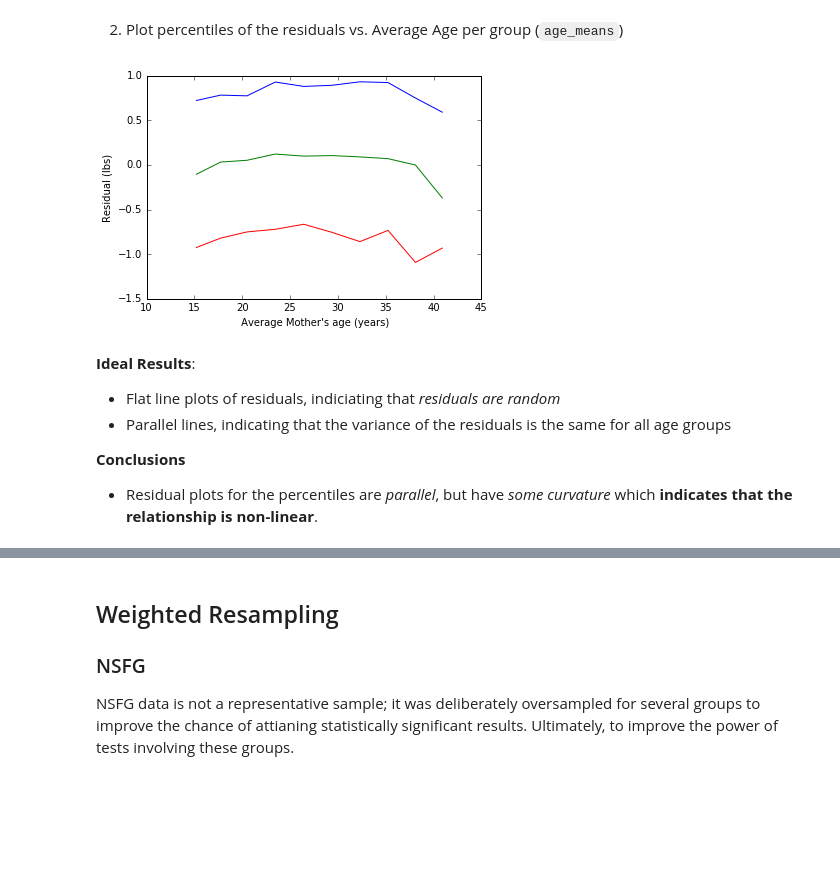
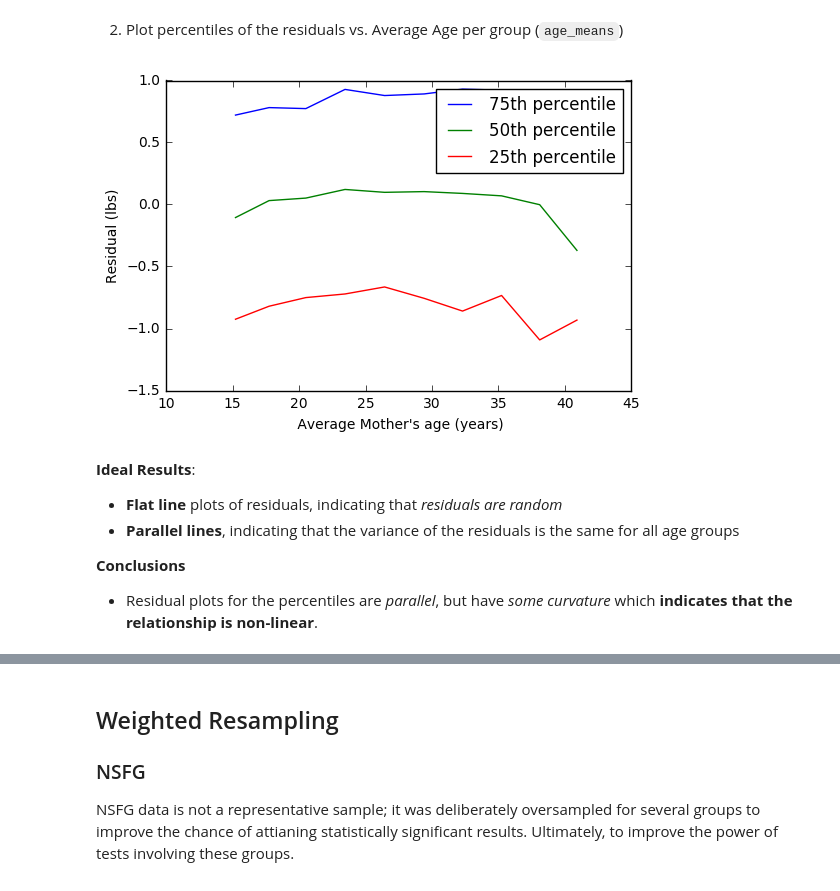
Before and after one commit to cpnguyen5/stats_comp_notes, a Jupyter notebook: core_topics/10 - Linear Least Squares.ipynb, the cells around one changed output, grey strips where cells are left out. Drawn from its saved outputs; the diff is of its cells as text; code cells hidden in the pictures; blank space fills up the shorter version.

Commit message:
Update Linear Least Square & Create Regression IPython

```diff
--- a/core_topics/10 - Linear Least Squares.ipynb
+++ b/core_topics/10 - Linear Least Squares.ipynb
@@ -116,2 +198,20 @@ def LeastSquares(xs, ys):
+# %%
+def LeastSquares(xs, ys):
+    """Computes a linear least squares fit for ys as a function of xs.
+
+    Args:
+        xs: sequence of values
+        ys: sequence of values
+
+    Returns:
+        tuple of (intercept, slope)
+    """
+    meanx, varx = MeanVar(xs)
+    meany = np.mean(ys)
+
+    slope = Cov(xs, ys, meanx, meany) / varx
+    inter = meany - slope * meanx
+
+    return inter, slope
 # %% [markdown]
 ### Example: NSFG - `agepreg` vs. `totalwgt_lb`
@@ -240,17 +905,18 @@ for _, group in groups:
 # %%
 plt.plot(age_means, perc75[1:-1], label= "75th percentile")
 plt.plot(age_means, perc50[1:-1], label= "50th percentile")
 plt.plot(age_means, perc25[1:-1], label= "25th percentile")
 plt.xlabel(" Average Mother's age (years)")
 plt.ylabel("Residual (lbs)")
 plt.xlim([10, 45])
+plt.legend()
 plt.show()
 # %% [output]
-[figure, old version]
+[figure, new version]
 # %% [markdown]
 **Ideal Results**:
-  * Flat line plots of residuals, indiciating that *residuals are random*
-  * Parallel lines, indicating that the variance of the residuals is the same for all age groups
+  * **Flat line** plots of residuals, indicating that *residuals are random*
+  * **Parallel lines**, indicating that the variance of the residuals is the same for all age groups
 
 **Conclusions**
   * Residual plots for the percentiles are *parallel*, but have *some curvature* which **indicates that the relationship is non-linear**.
```
Also changed, not shown: parts of 114 cells of this notebook, 1 other file.
